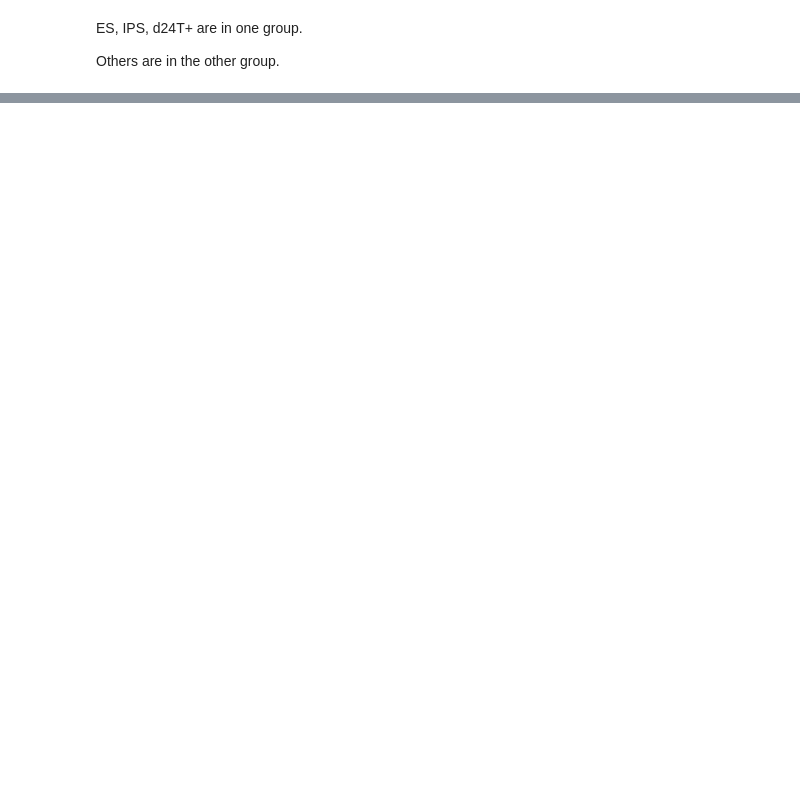
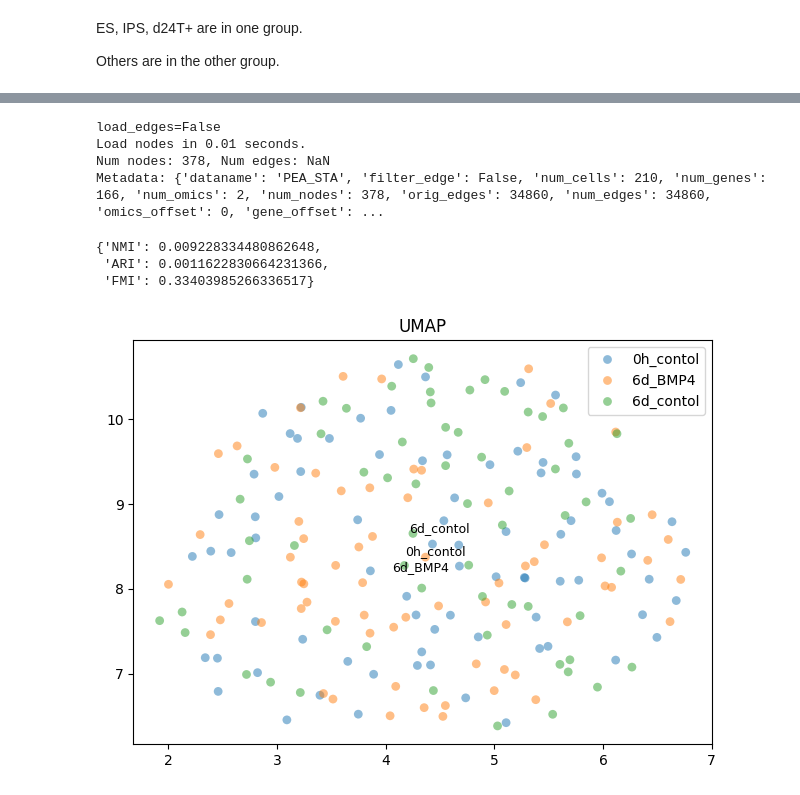
Before and after one commit to congfeng4/SCOIT, a Jupyter notebook: hgnn_cell_clustering.ipynb, the cells around one changed output, grey strips where cells are left out. Saved outputs shown, nothing was run; the diff lists cells and outputs as text; code cells hidden in the pictures; blank space fills up the shorter version.

```diff
--- a/hgnn_cell_clustering.ipynb
+++ b/hgnn_cell_clustering.ipynb
@@ -55,0 +42,19 @@ Others are in the other group.
+# %%
+hg = load_graph('./data/PEA_STA', load_edges=False)
+# %% [output]
+load_edges=False
+Load nodes in 0.01 seconds.
+Num nodes: 378, Num edges: NaN
+Metadata: {'dataname': 'PEA_STA', 'filter_edge': False, 'num_cells': 210, 'num_genes': 166, 'num_omics': 2, 'num_nodes': 378, 'orig_edges': 34860, 'num_edges': 34860, 'omics_offset': 0, 'gene_offset': ...
+# %%
+cell_stage = hg.cell_names.str.split('_').map(lambda x: x[1:-1]).str.join('_')
+# %%
+embedding_dir = f'./'
+cell_embeddings = np.load(f'{embedding_dir}/mymodel_0.npy')
+umap_visualize(cell_embeddings, cell_stage)
+# plt.title(f'{data}-{loss}')
+# %% [output]
+{'NMI': 0.009228334480862648,
+ 'ARI': 0.0011622830664231366,
+ 'FMI': 0.33403985266336517}
+[figure, added]
```
Also changed, not shown: parts of 9 cells of this notebook, 4 other files.
